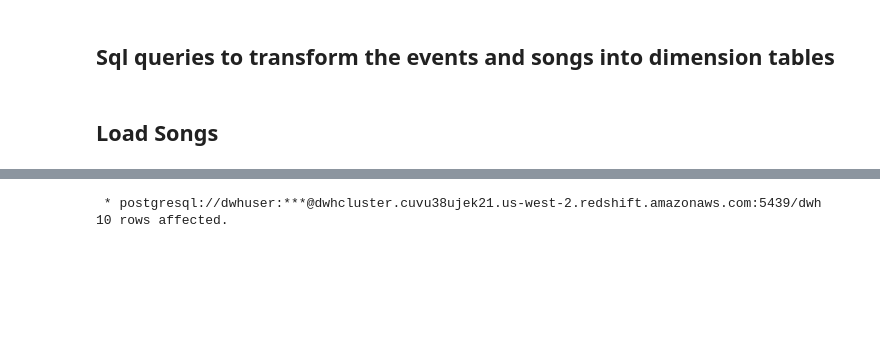
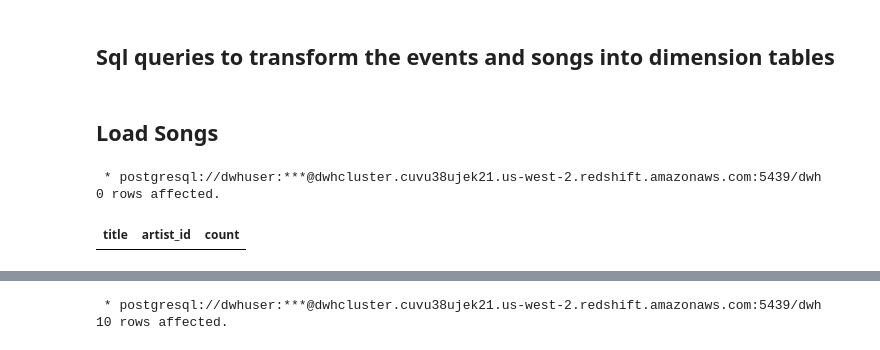
Before and after one commit to joseph-higaki/UDataEng_L03_P02_S3toRedshiftDW, a Jupyter notebook: etl_draft.ipynb, the cells around one changed output, grey strips where cells are left out. Saved outputs shown, nothing was run; the diff lists cells and outputs as text; code cells hidden in the pictures; blank space fills up the shorter version.

```diff
--- a/etl_draft.ipynb
+++ b/etl_draft.ipynb
@@ -342,3 +362,18 @@ limit 2
+# %%
+%%sql
+
+select
+    title,
+    artist_id,
+    count(1)
+from staging_songs
+group by title,
+    artist_id
+having count(1)> 1
+# %% [output]
+ * postgresql://dwhuser:***@dwhcluster.cuvu38ujek21.us-west-2.redshift.amazonaws.com:5439/dwh
+0 rows affected.
+| title | artist_id | count |
 # %%
 %%sql
 
```
Also changed, not shown: parts of 13 cells of this notebook, 1 other file.
